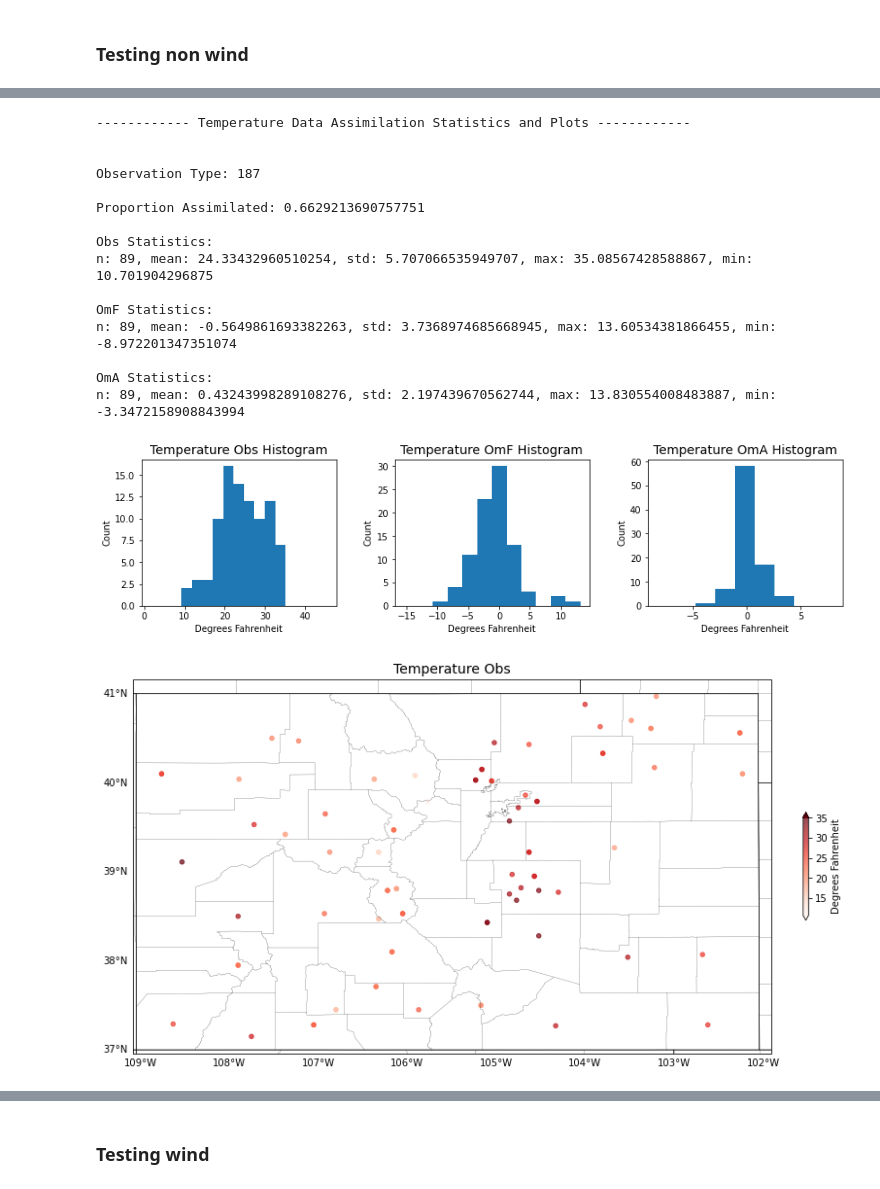
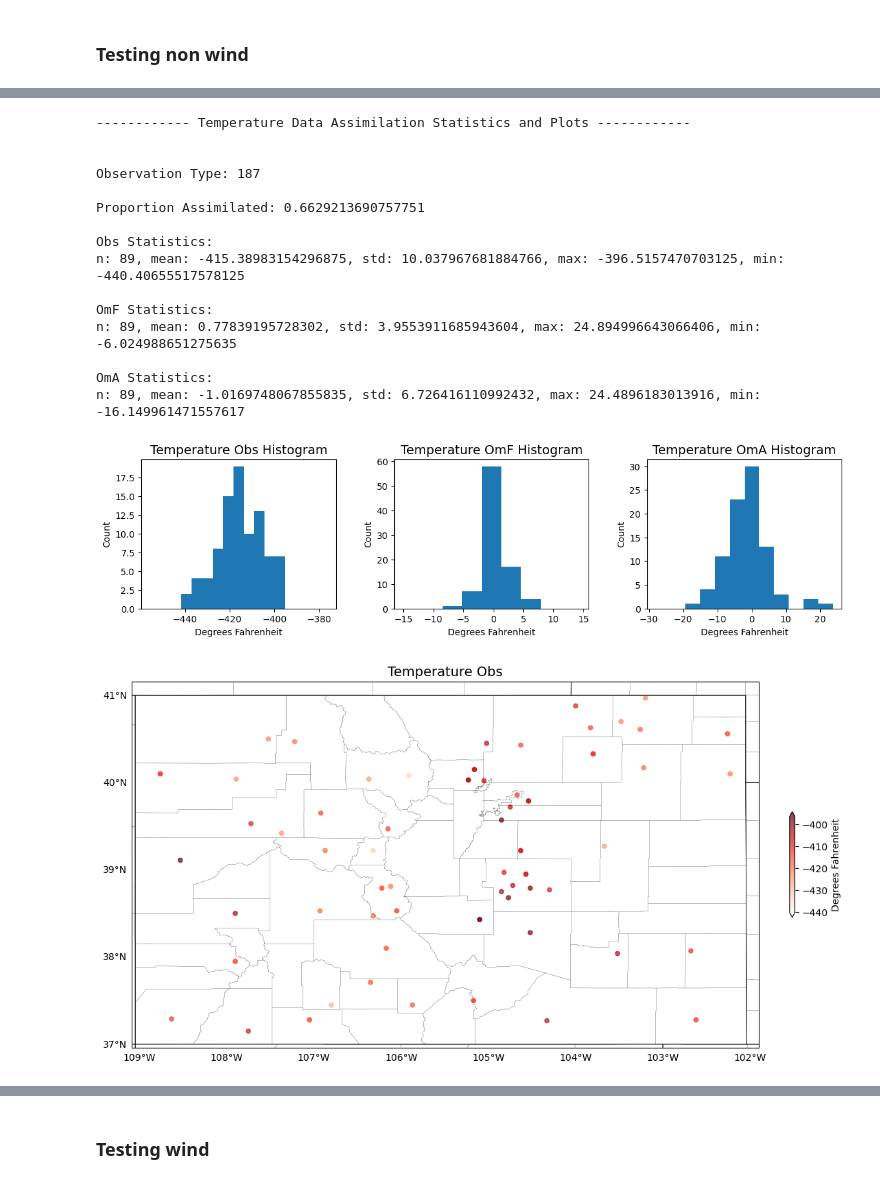
Before and after one commit to NOAA-GSL/pyDAmonitor, a Jupyter notebook: code/plot_interactive.ipynb, the cells around one changed output, grey strips where cells are left out. Cells and saved outputs as stored; diff of their text form; code cells hidden in the pictures.

```diff
--- a/code/plot_interactive.ipynb
+++ b/code/plot_interactive.ipynb
@@ -119,20 +101,20 @@ n: 89, mean: 0.7783920764923096, std: 3.9553911685943604, max: 24.89499664306640
 # %%
-make_base_plots(df_t_anl_fil, df_t_ges_fil, diag_t_ges.metadata)
+make_base_plots([df_t_anl_fil, df_t_ges_fil], diag_t_ges.metadata)
 # %% [output]
 ------------ Temperature Data Assimilation Statistics and Plots ------------
 
 
 Observation Type: 187
 
 Proportion Assimilated: 0.6629213690757751
 
 Obs Statistics:
-n: 89, mean: 24.33432960510254, std: 5.707066535949707, max: 35.08567428588867, min: 10.701904296875
+n: 89, mean: -415.38983154296875, std: 10.037967681884766, max: -396.5157470703125, min: -440.40655517578125
 
 OmF Statistics:
-n: 89, mean: -0.5649861693382263, std: 3.7368974685668945, max: 13.60534381866455, min: -8.972201347351074
+n: 89, mean: 0.77839195728302, std: 3.9553911685943604, max: 24.894996643066406, min: -6.024988651275635
 
 OmA Statistics:
-n: 89, mean: 0.43243998289108276, std: 2.197439670562744, max: 13.830554008483887, min: -3.3472158908843994
+n: 89, mean: -1.0169748067855835, std: 6.726416110992432, max: 24.4896183013916, min: -16.149961471557617
-[figure, old version]
+[figure, new version]
-[figure, old version]
+[figure, new version]
```
Also changed, not shown: parts of 16 cells of this notebook, 13 other files.
